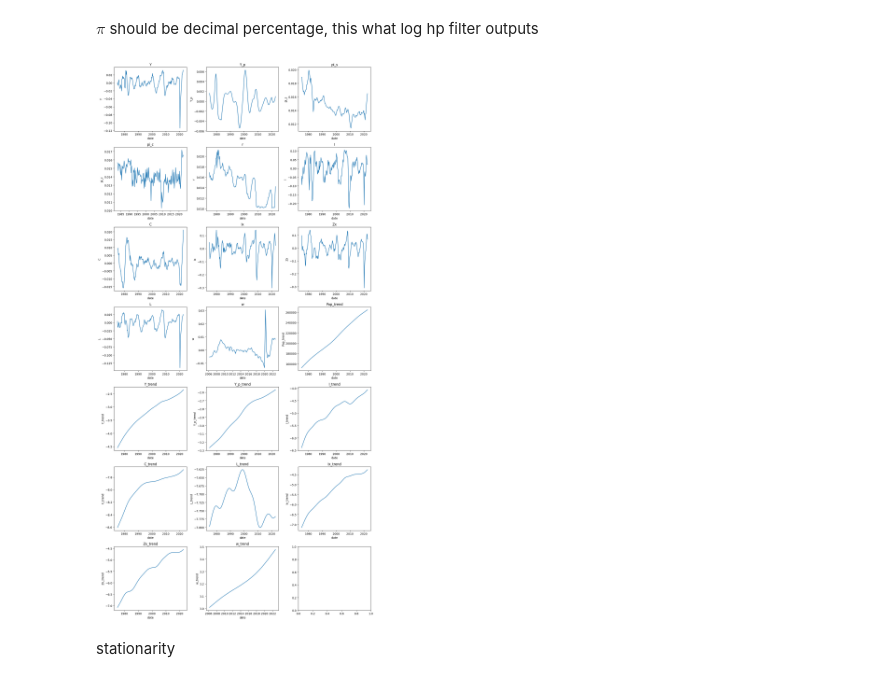
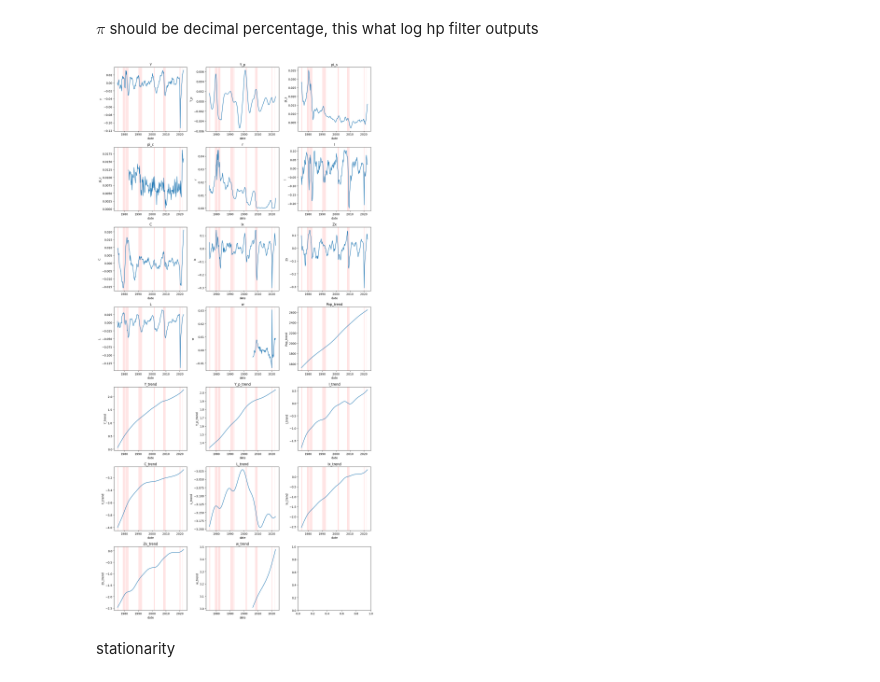
Before and after one commit to lukasgrahl/memoire1, a Jupyter notebook: notebooks/01-load_data.ipynb, the cells around one changed output. Drawn from its saved outputs; the diff is of its cells as text; code cells hidden in the pictures.

```diff
--- a/notebooks/01-load_data.ipynb
+++ b/notebooks/01-load_data.ipynb
@@ -50,7 +50,7 @@ sample ends: 2022-10-01
 When using population dynamics, the population data should be smooted with HP 10,000, to account for adjustments around Census data updates, Edge, Gürkaynak, and Kisacikoglu (2013), as in Pfeifer (2021).
 # %%
 _, df['Pop_trend'] = hpfilter(df.Pop, lamb=10000)
-df['Pop_trend'] = df.Pop_trend
+df['Pop_trend'] = df.Pop_trend / 100
 df.drop('Pop', axis=1, inplace=True)
 # %%
 for col in ['Y', 'Y_p', 'I', 'C', 'Ix', 'Zx', 'L']:
@@ -58,3 +61,3 @@ for col in ['Y', 'Y_p', 'I', 'C', 'Ix', 'Zx', 'L']:
 # %%
 for col in ['pi_s', 'pi_c', 'r']:
-    df[col] = (1 + df[col]) ** (1/4)
+    df[col] = (1 + df[col]/100) ** (1/4) - 1
@@ -96,19 +91,16 @@ detrend_cols = ["Y", 'Y_p', "I", "C", "L", "Ix", "Zx", "w"]
 for col in detrend_cols:
     ind = df_2[col].dropna().index
 
-    cycle, trend = hpfilter(df_2.loc[ind, col], lamb=1600)
+    cycle, trend = hpfilter(df_2.loc[ind, col], lamb=1600, )
     df_2.loc[ind, col] = cycle
     df_2.loc[ind, f'{col}_trend'] = trend
 # %% [markdown]
 $\pi$ should be decimal percentage, this what log hp filter outputs
-# %%
-dperc_cols = ["pi_s", "pi_c", "r"]
-df_2[dperc_cols] = df_2[dperc_cols] / 100
 # %%
 # plot cycle
-plot_dfs(df_2, sns.lineplot) #, fill_arr=recession_dict)
+plot_dfs(df_2, sns.lineplot, fill_arr=recession_dict)
 # %% [output]
-[figure, old version]
+[figure, new version]
 # %% [markdown]
 stationarity
 # %%
```
Also changed, not shown: parts of 5 cells of this notebook, 5 other files.
